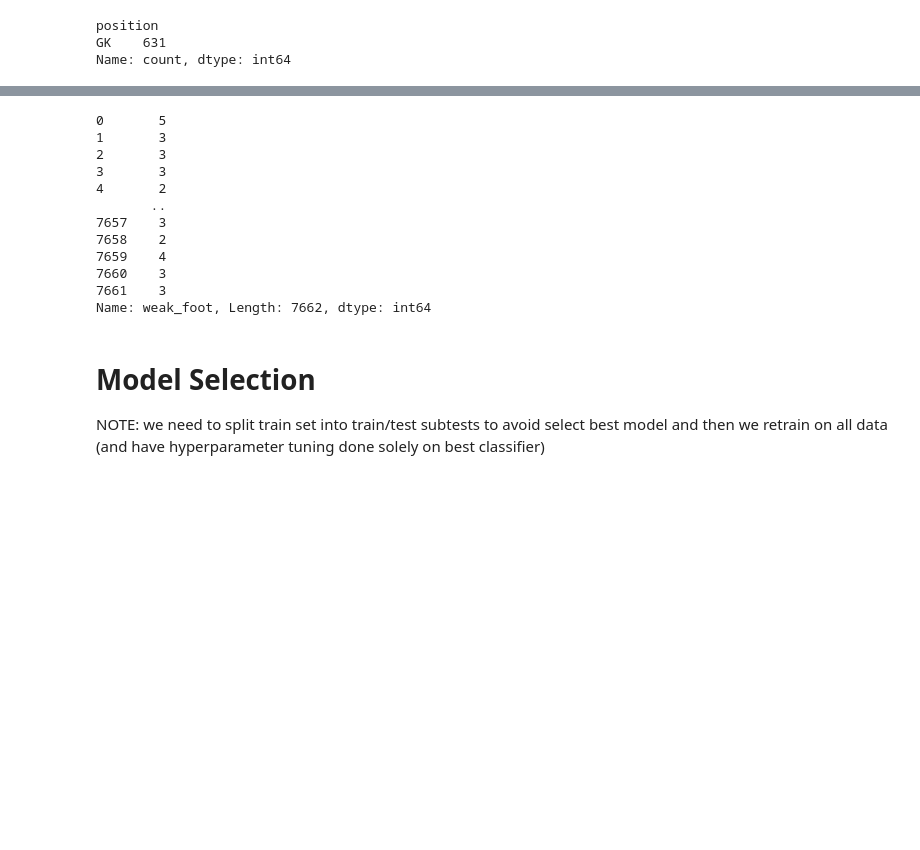
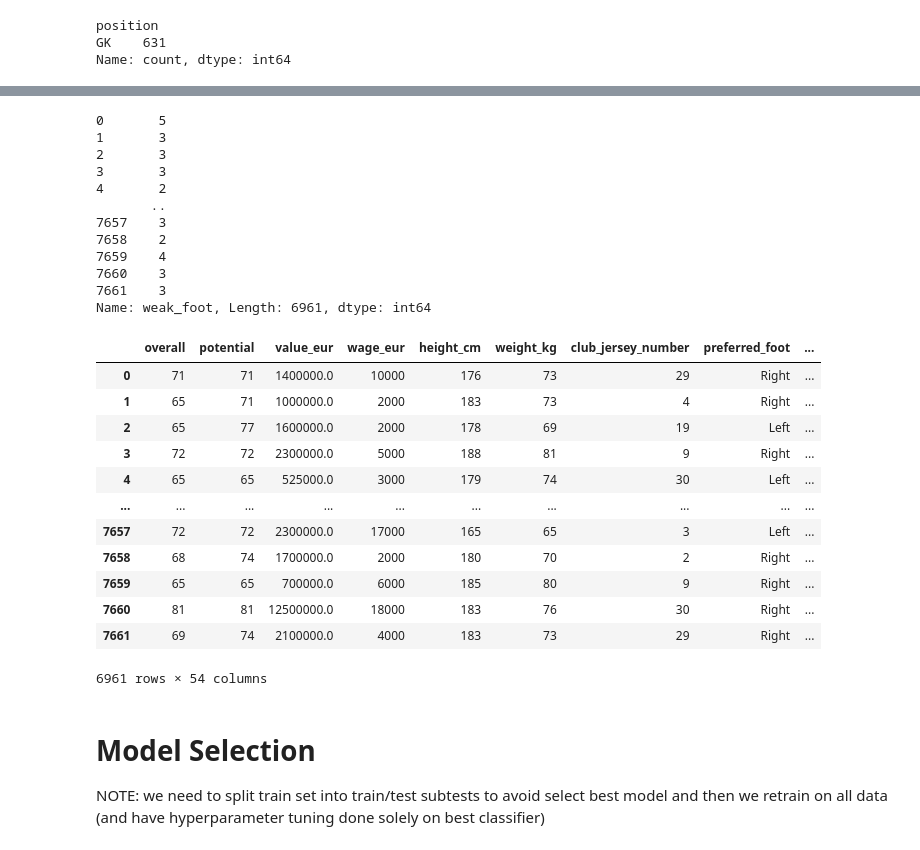
Before and after one commit to mhandt9/football-pos-prediction, a Jupyter notebook: balling.ipynb, the cells around one changed output, grey strips where cells are left out. Cells and saved outputs as stored; diff of their text form; code cells hidden in the pictures; blank space fills up the shorter version.

```diff
--- a/balling.ipynb
+++ b/balling.ipynb
@@ -569,3 +575,5 @@ Name: count, dtype: int64
+# %%
+df_raw = df_raw[pd.isna(df_raw['goalkeeping_speed'])]
 # %%
 columns_to_impute = ['value_eur','pace', 'shooting', 'passing', 'dribbling', 'defending', 'physic']
 
@@ -574,5 +582,3 @@ knn_imputer = KNNImputer(n_neighbors=50)
 imputed_data = knn_imputer.fit_transform(df_raw[columns_to_impute])
 
 df_raw[columns_to_impute] = imputed_data
-# %%
-df_raw['goalkeeping_speed'] = df_raw['goalkeeping_speed'].fillna(10)
@@ -579,13 +587,12 @@ df_raw['goalkeeping_speed'] = df_raw['goalkeeping_speed'].fillna(10)
 # %%
 features = ['overall', 'potential', 'value_eur', 'wage_eur','height_cm', 'weight_kg', 'club_jersey_number', 'preferred_foot',
-            'weak_foot', 'skill_moves', 'pace', 'shooting', 'passing', 'dribbling', 'defending', 'physic',
+            'weak_foot', 'skill_moves', 'pace', 'shooting', 'passing', 'dribbling', 'defending', 'physic', 'work_rate',
             'attacking_crossing', 'attacking_finishing', 'attacking_heading_accuracy', 'attacking_short_passing',
             'attacking_volleys', 'skill_dribbling', 'skill_curve', 'skill_fk_accuracy', 'skill_long_passing', 'skill_ball_control',
             'movement_acceleration', 'movement_sprint_speed', 'movement_agility', 'movement_reactions', 'movement_balance',
             'power_shot_power', 'power_jumping', 'power_stamina', 'power_strength', 'power_long_shots', 'mentality_aggression',
             'mentality_interceptions', 'mentality_positioning', 'mentality_vision', 'mentality_penalties', 'mentality_composure',
-            'defending_marking_awareness', 'defending_standing_tackle', 'defending_sliding_tackle', 'goalkeeping_diving', 'goalkeeping_handling', 'goalkeeping_kicking',
-            'goalkeeping_positioning', 'goalkeeping_reflexes', 'goalkeeping_speed','position']
+            'defending_marking_awareness', 'defending_standing_tackle', 'defending_sliding_tackle','position']
 # %%
 df = df_raw[features]
 # %%
@@ -611,10 +618,26 @@ df['weak_foot']
 7659    4
 7660    3
 7661    3
-Name: weak_foot, Length: 7662, dtype: int64
+Name: weak_foot, Length: 6961, dtype: int64
 # %%
 df = one_hot_encoding(df, 'weak_foot')
 df = df.rename(columns={1:'wf_one_star', 2:'wf_two_stars', 3:'wf_three_stars', 4:'wf_four_stars', 5:'wf_five_stars'})
 
 df = one_hot_encoding(df, 'skill_moves')
-df = df.rename(columns={1:'sm_one_star', 2:'sm_two_stars', 3:'sm_three_stars', 4:'sm_four_stars', 5:'sm_five_stars'})
+df = df.rename(columns={2:'sm_two_stars', 3:'sm_three_stars', 4:'sm_four_stars', 5:'sm_five_stars'})
+# %%
+df
+# %% [output]
+|  | overall | potential | value_eur | wage_eur | height_cm | weight_kg | club_jersey_number | preferred_foot | ... |
+| 0 | 71 | 71 | 1400000.0 | 10000 | 176 | 73 | 29 | Right | ... |
+| 1 | 65 | 71 | 1000000.0 | 2000 | 183 | 73 | 4 | Right | ... |
+| 2 | 65 | 77 | 1600000.0 | 2000 | 178 | 69 | 19 | Left | ... |
+| 3 | 72 | 72 | 2300000.0 | 5000 | 188 | 81 | 9 | Right | ... |
+| 4 | 65 | 65 | 525000.0 | 3000 | 179 | 74 | 30 | Left | ... |
+| ... | ... | ... | ... | ... | ... | ... | ... | ... | ... |
+| 7657 | 72 | 72 | 2300000.0 | 17000 | 165 | 65 | 3 | Left | ... |
+| 7658 | 68 | 74 | 1700000.0 | 2000 | 180 | 70 | 2 | Right | ... |
+| 7659 | 65 | 65 | 700000.0 | 6000 | 185 | 80 | 9 | Right | ... |
+| 7660 | 81 | 81 | 12500000.0 | 18000 | 183 | 76 | 30 | Right | ... |
+| 7661 | 69 | 74 | 2100000.0 | 4000 | 183 | 73 | 29 | Right | ... |
+6961 rows × 54 columns
```
Also changed, not shown: parts of 34 cells of this notebook.
